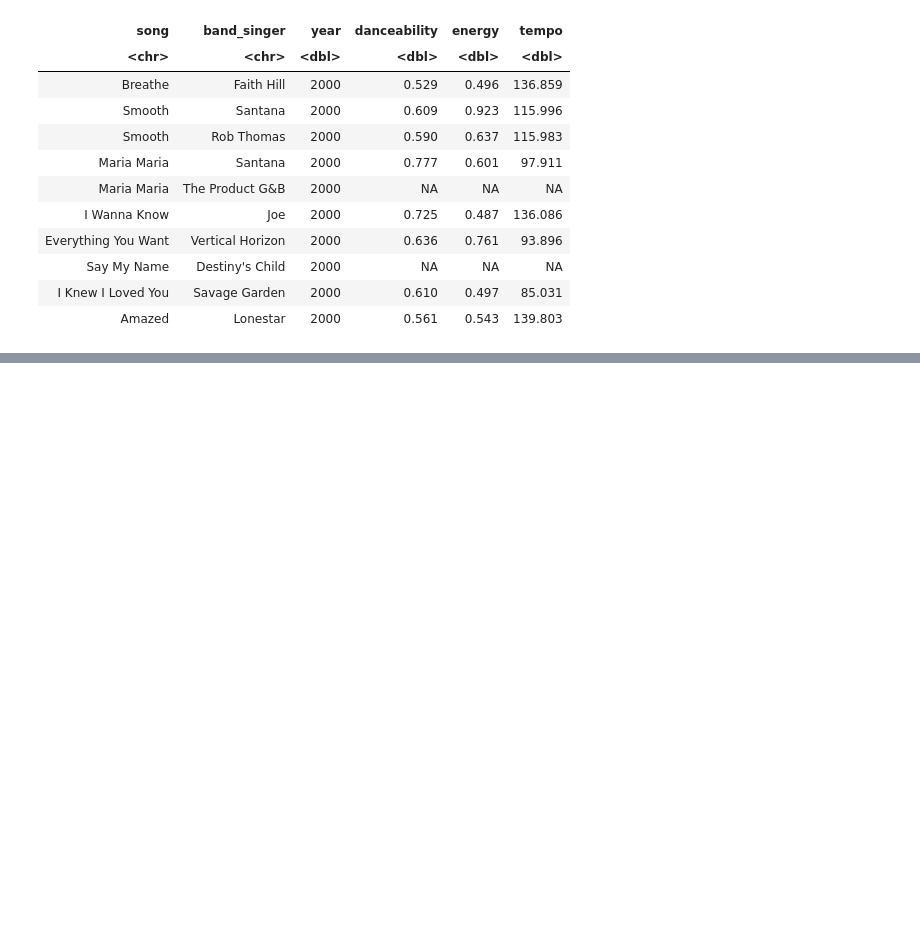
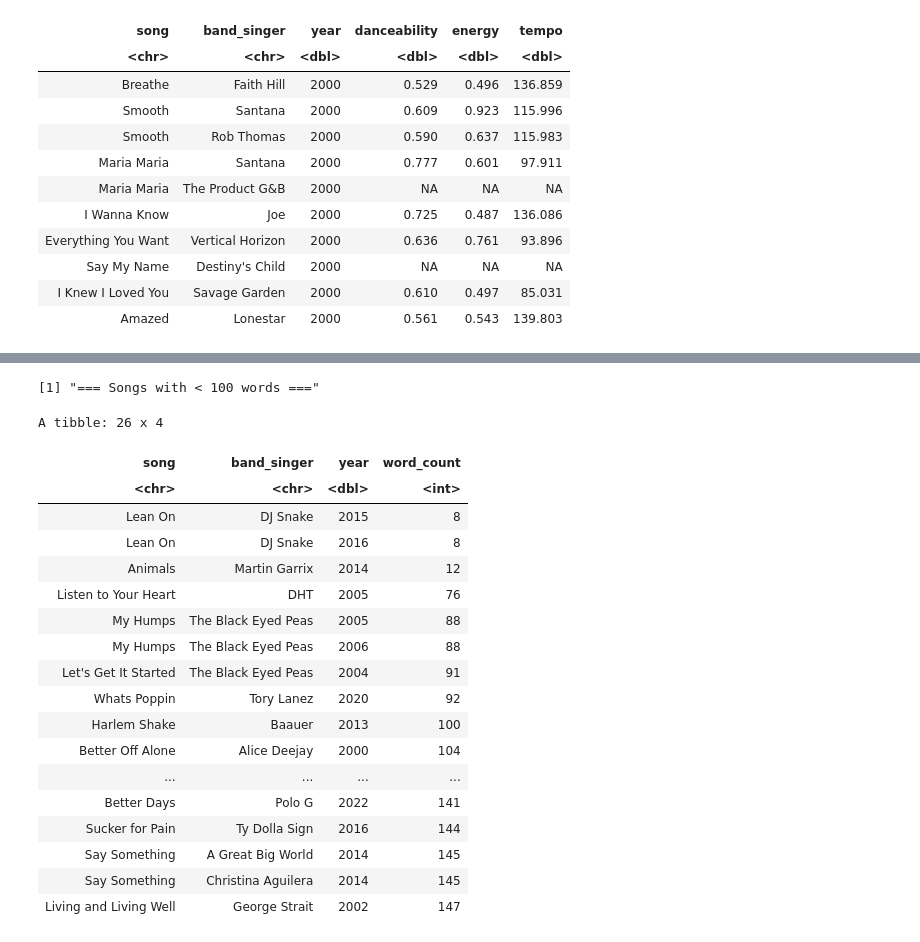
Before and after one commit to klorine28/datasci-vis, a Jupyter notebook: wrangling and transformation/cleaning/billboard_cleaning.ipynb, the cells around one changed output, grey strips where cells are left out. Cells and saved outputs as stored; diff of their text form; code cells hidden in the pictures; blank space fills up the shorter version.

```diff
--- a/wrangling and transformation/cleaning/billboard_cleaning.ipynb
+++ b/wrangling and transformation/cleaning/billboard_cleaning.ipynb
@@ -120,0 +125,29 @@ A tibble: 5 x 4
+# %%
+# Show songs that are too short
+print("=== Songs with < 100 words ===")
+df_word_count %>%
+  filter(length_category == "Too Short (<100)") %>%
+  select(song, band_singer, year, word_count) %>%
+  arrange(word_count) %>%
+  head(100)
+# %% [output]
+[1] "=== Songs with < 100 words ==="
+A tibble: 26 x 4
+| song | band_singer | year | word_count |
+| <chr> | <chr> | <dbl> | <int> |
+| Lean On | DJ Snake | 2015 | 8 |
+| Lean On | DJ Snake | 2016 | 8 |
+| Animals | Martin Garrix | 2014 | 12 |
+| Listen to Your Heart | DHT | 2005 | 76 |
+| My Humps | The Black Eyed Peas | 2005 | 88 |
+| My Humps | The Black Eyed Peas | 2006 | 88 |
+| Let's Get It Started | The Black Eyed Peas | 2004 | 91 |
+| Whats Poppin | Tory Lanez | 2020 | 92 |
+| Harlem Shake | Baauer | 2013 | 100 |
+| Better Off Alone | Alice Deejay | 2000 | 104 |
+| ... | ... | ... | ... |
+| Better Days | Polo G | 2022 | 141 |
+| Sucker for Pain | Ty Dolla Sign | 2016 | 144 |
+| Say Something | A Great Big World | 2014 | 145 |
+| Say Something | Christina Aguilera | 2014 | 145 |
+| Living and Living Well | George Strait | 2002 | 147 |
```
Also changed, not shown: parts of 21 cells of this notebook, 13 other files.
